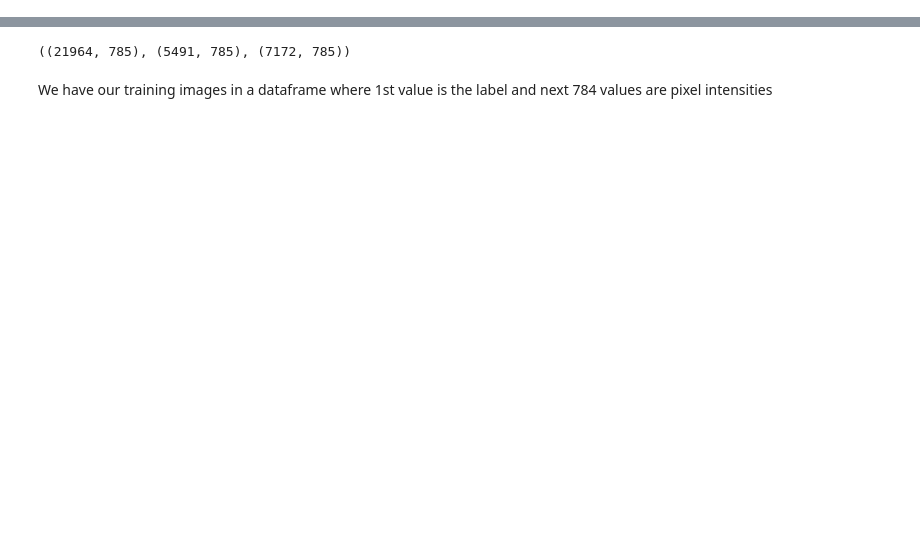
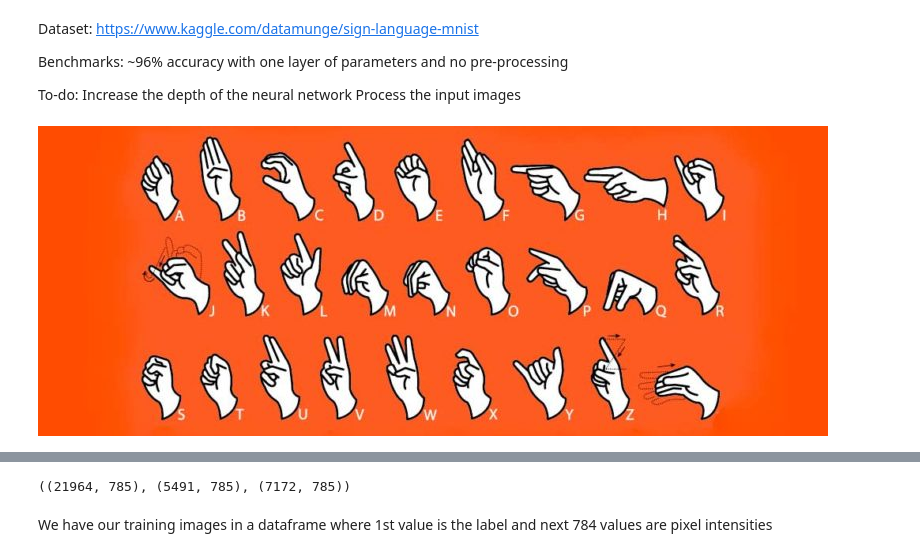
Before and after one commit to vinaykudari/my-jouney-into-machine-learning, a Jupyter notebook: _notebooks/2020-09-30-American-sign-language-classifier-from-scratch.ipynb, the cells around one changed output, grey strips where cells are left out. Cells and saved outputs as stored; diff of their text form; code cells hidden in the pictures; blank space fills up the shorter version.

```diff
--- a/_notebooks/2020-09-30-American-sign-language-classifier-from-scratch.ipynb
+++ b/_notebooks/2020-09-30-American-sign-language-classifier-from-scratch.ipynb
@@ -17,3 +15,18 @@ zsh:1: invalid mode specification
+# %% [markdown]
+Dataset:
+    https://www.kaggle.com/datamunge/sign-language-mnist
+
+Benchmarks:
+    ~96% accuracy with one layer of parameters and no pre-processing
+
+To-do:
+    Increase the depth of the neural network
+    Process the input images
+# %%
+from IPython.display import Image as IM
+IM(filename='images/asl.jpg')
+# %% [output]
+[figure, added]
 # %%
 from fastai.vision.all import *
 import pandas as pd
```
Also changed, not shown: parts of 6 cells of this notebook, 8 other files.
